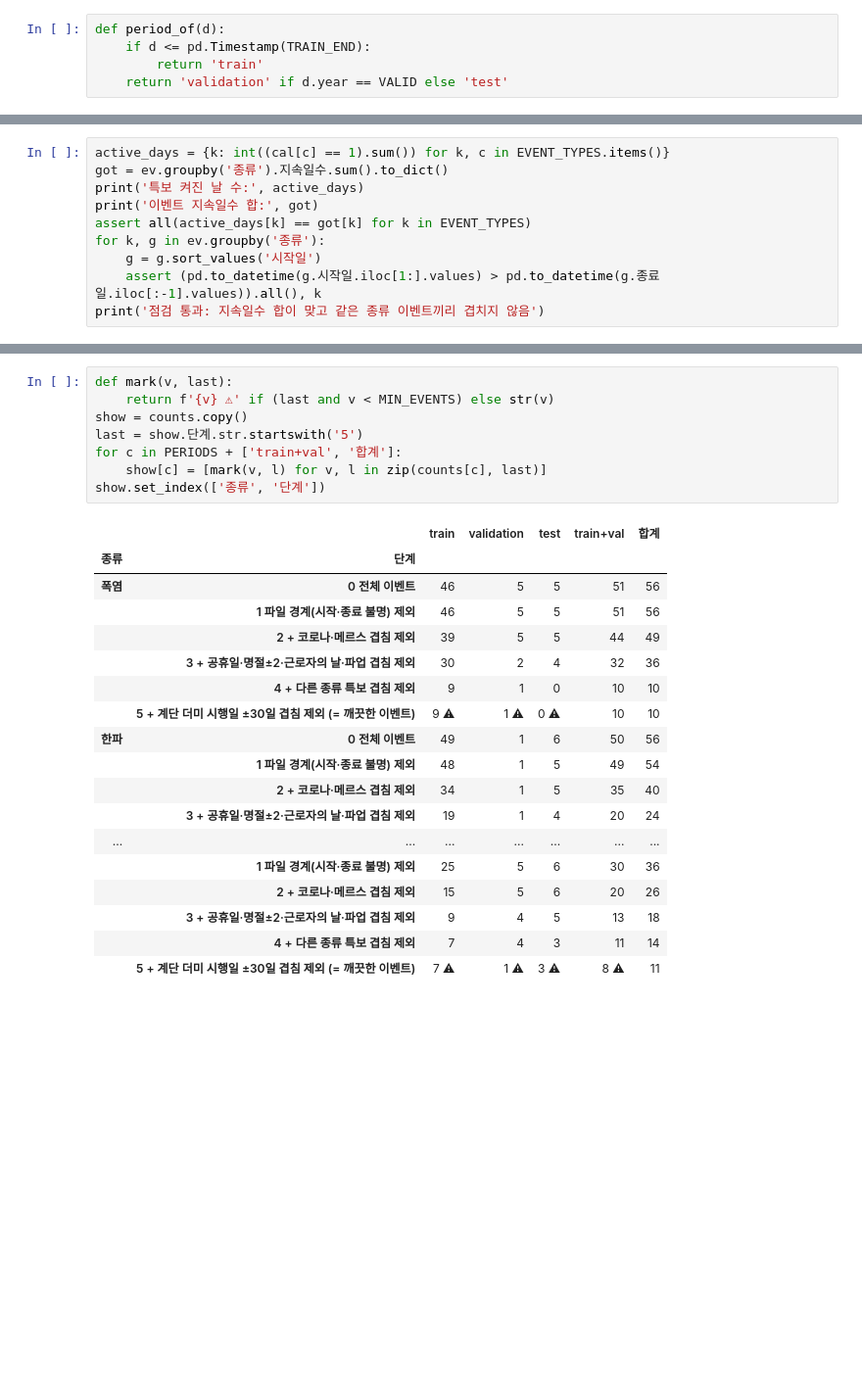
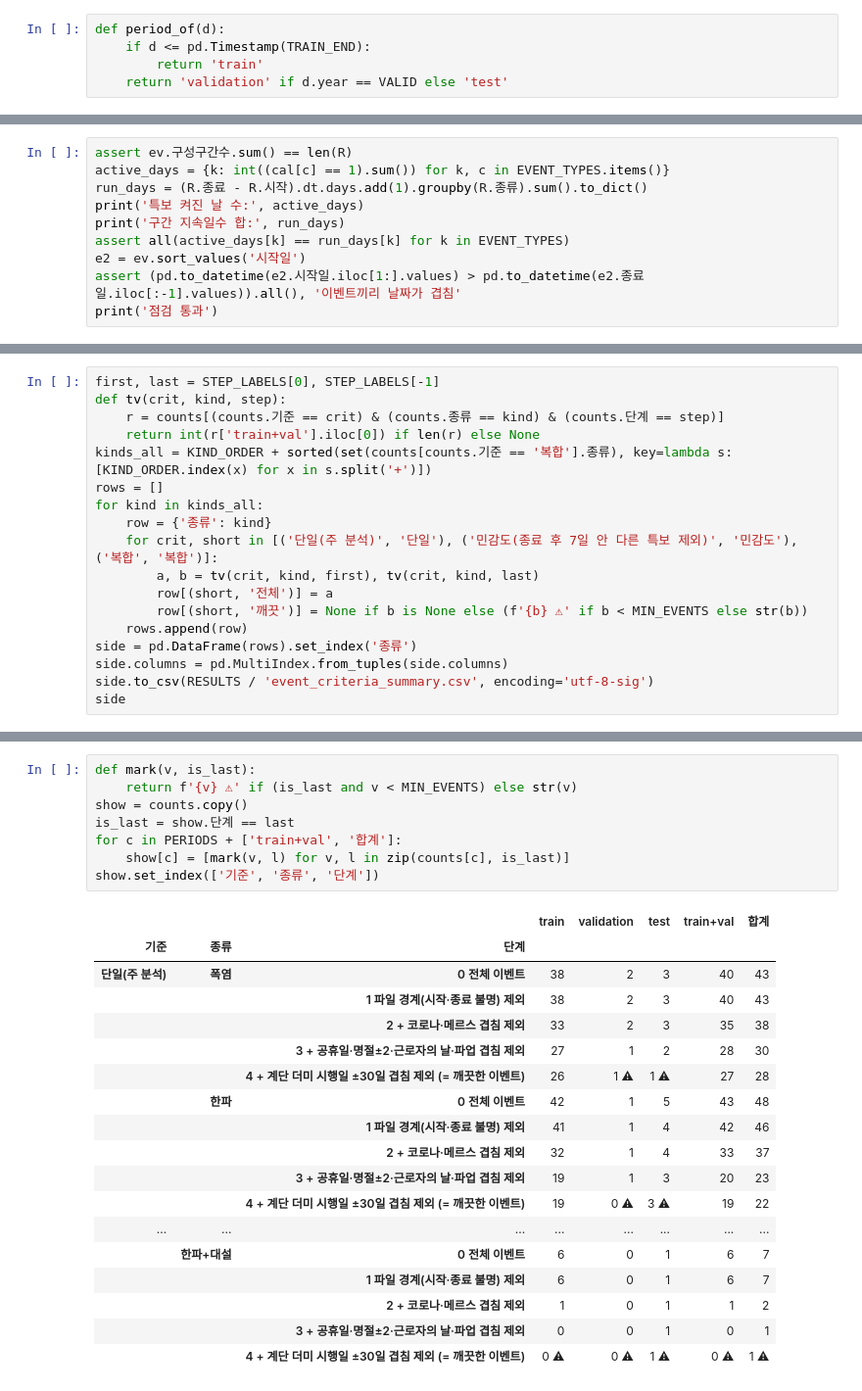
Before and after one commit to Eui-seung/TimeSeries, a Jupyter notebook: notebooks/02_event_counts.ipynb, the cells around one changed output, grey strips where cells are left out. Shown at 98% size. Saved outputs shown, nothing was run; the diff lists cells and outputs as text; blank space fills up the shorter version.

```diff
--- a/notebooks/02_event_counts.ipynb
+++ b/notebooks/02_event_counts.ipynb
@@ -142,12 +182,12 @@ ev.head(8)
 # %%
+assert ev.구성구간수.sum() == len(R)
 active_days = {k: int((cal[c] == 1).sum()) for k, c in EVENT_TYPES.items()}
-got = ev.groupby('종류').지속일수.sum().to_dict()
+run_days = (R.종료 - R.시작).dt.days.add(1).groupby(R.종류).sum().to_dict()
 print('특보 켜진 날 수:', active_days)
-print('이벤트 지속일수 합:', got)
-assert all(active_days[k] == got[k] for k in EVENT_TYPES)
-for k, g in ev.groupby('종류'):
-    g = g.sort_values('시작일')
-    assert (pd.to_datetime(g.시작일.iloc[1:].values) > pd.to_datetime(g.종료일.iloc[:-1].values)).all(), k
-print('점검 통과: 지속일수 합이 맞고 같은 종류 이벤트끼리 겹치지 않음')
+print('구간 지속일수 합:', run_days)
+assert all(active_days[k] == run_days[k] for k in EVENT_TYPES)
+e2 = ev.sort_values('시작일')
+assert (pd.to_datetime(e2.시작일.iloc[1:].values) > pd.to_datetime(e2.종료일.iloc[:-1].values)).all(), '이벤트끼리 날짜가 겹침'
+print('점검 통과')
 # %% [output]
 특보 켜진 날 수: {'폭염': 386, '한파': 172, '호우': 150, '대설': 48}
@@ -183,0 +226,18 @@ counts.shape
+# %%
+first, last = STEP_LABELS[0], STEP_LABELS[-1]
+def tv(crit, kind, step):
+    r = counts[(counts.기준 == crit) & (counts.종류 == kind) & (counts.단계 == step)]
+    return int(r['train+val'].iloc[0]) if len(r) else None
+kinds_all = KIND_ORDER + sorted(set(counts[counts.기준 == '복합'].종류), key=lambda s: [KIND_ORDER.index(x) for x in s.split('+')])
+rows = []
+for kind in kinds_all:
+    row = {'종류': kind}
+    for crit, short in [('단일(주 분석)', '단일'), ('민감도(종료 후 7일 안 다른 특보 제외)', '민감도'), ('복합', '복합')]:
+        a, b = tv(crit, kind, first), tv(crit, kind, last)
+        row[(short, '전체')] = a
+        row[(short, '깨끗')] = None if b is None else (f'{b} ⚠' if b < MIN_EVENTS else str(b))
+    rows.append(row)
+side = pd.DataFrame(rows).set_index('종류')
+side.columns = pd.MultiIndex.from_tuples(side.columns)
+side.to_csv(RESULTS / 'event_criteria_summary.csv', encoding='utf-8-sig')
+side
@@ -184,27 +257,27 @@ counts.shape
 # %%
-def mark(v, last):
-    return f'{v} ⚠' if (last and v < MIN_EVENTS) else str(v)
+def mark(v, is_last):
+    return f'{v} ⚠' if (is_last and v < MIN_EVENTS) else str(v)
 show = counts.copy()
-last = show.단계.str.startswith('5')
+is_last = show.단계 == last
 for c in PERIODS + ['train+val', '합계']:
-    show[c] = [mark(v, l) for v, l in zip(counts[c], last)]
-show.set_index(['종류', '단계'])
+    show[c] = [mark(v, l) for v, l in zip(counts[c], is_last)]
+show.set_index(['기준', '종류', '단계'])
 # %% [output]
-|  |  | train | validation | test | train+val | 합계 |
-| 종류 | 단계 |  |  |  |  |  |
-| 폭염 | 0 전체 이벤트 | 46 | 5 | 5 | 51 | 56 |
-|  | 1 파일 경계(시작·종료 불명) 제외 | 46 | 5 | 5 | 51 | 56 |
-|  | 2 + 코로나·메르스 겹침 제외 | 39 | 5 | 5 | 44 | 49 |
-|  | 3 + 공휴일·명절±2·근로자의 날·파업 겹침 제외 | 30 | 2 | 4 | 32 | 36 |
-|  | 4 + 다른 종류 특보 겹침 제외 | 9 | 1 | 0 | 10 | 10 |
-|  | 5 + 계단 더미 시행일 ±30일 겹침 제외 (= 깨끗한 이벤트) | 9 ⚠ | 1 ⚠ | 0 ⚠ | 10 | 10 |
-| 한파 | 0 전체 이벤트 | 49 | 1 | 6 | 50 | 56 |
-|  | 1 파일 경계(시작·종료 불명) 제외 | 48 | 1 | 5 | 49 | 54 |
-|  | 2 + 코로나·메르스 겹침 제외 | 34 | 1 | 5 | 35 | 40 |
-|  | 3 + 공휴일·명절±2·근로자의 날·파업 겹침 제외 | 19 | 1 | 4 | 20 | 24 |
-| ... | ... | ... | ... | ... | ... | ... |
-|  | 1 파일 경계(시작·종료 불명) 제외 | 25 | 5 | 6 | 30 | 36 |
-|  | 2 + 코로나·메르스 겹침 제외 | 15 | 5 | 6 | 20 | 26 |
-|  | 3 + 공휴일·명절±2·근로자의 날·파업 겹침 제외 | 9 | 4 | 5 | 13 | 18 |
-|  | 4 + 다른 종류 특보 겹침 제외 | 7 | 4 | 3 | 11 | 14 |
-|  | 5 + 계단 더미 시행일 ±30일 겹침 제외 (= 깨끗한 이벤트) | 7 ⚠ | 1 ⚠ | 3 ⚠ | 8 ⚠ | 11 |
+|  |  |  | train | validation | test | train+val | 합계 |
+| 기준 | 종류 | 단계 |  |  |  |  |  |
+| 단일(주 분석) | 폭염 | 0 전체 이벤트 | 38 | 2 | 3 | 40 | 43 |
+|  |  | 1 파일 경계(시작·종료 불명) 제외 | 38 | 2 | 3 | 40 | 43 |
+|  |  | 2 + 코로나·메르스 겹침 제외 | 33 | 2 | 3 | 35 | 38 |
+|  |  | 3 + 공휴일·명절±2·근로자의 날·파업 겹침 제외 | 27 | 1 | 2 | 28 | 30 |
+|  |  | 4 + 계단 더미 시행일 ±30일 겹침 제외 (= 깨끗한 이벤트) | 26 | 1 ⚠ | 1 ⚠ | 27 | 28 |
+|  | 한파 | 0 전체 이벤트 | 42 | 1 | 5 | 43 | 48 |
+|  |  | 1 파일 경계(시작·종료 불명) 제외 | 41 | 1 | 4 | 42 | 46 |
+|  |  | 2 + 코로나·메르스 겹침 제외 | 32 | 1 | 4 | 33 | 37 |
+|  |  | 3 + 공휴일·명절±2·근로자의 날·파업 겹침 제외 | 19 | 1 | 3 | 20 | 23 |
+|  |  | 4 + 계단 더미 시행일 ±30일 겹침 제외 (= 깨끗한 이벤트) | 19 | 0 ⚠ | 3 ⚠ | 19 | 22 |
+| ... | ... | ... | ... | ... | ... | ... | ... |
+|  | 한파+대설 | 0 전체 이벤트 | 6 | 0 | 1 | 6 | 7 |
+|  |  | 1 파일 경계(시작·종료 불명) 제외 | 6 | 0 | 1 | 6 | 7 |
+|  |  | 2 + 코로나·메르스 겹침 제외 | 1 | 0 | 1 | 1 | 2 |
+|  |  | 3 + 공휴일·명절±2·근로자의 날·파업 겹침 제외 | 0 | 0 | 1 | 0 | 1 |
+|  |  | 4 + 계단 더미 시행일 ±30일 겹침 제외 (= 깨끗한 이벤트) | 0 ⚠ | 0 ⚠ | 1 ⚠ | 0 ⚠ | 1 ⚠ |
```
Also changed, not shown: parts of 36 cells of this notebook, 15 other files.
